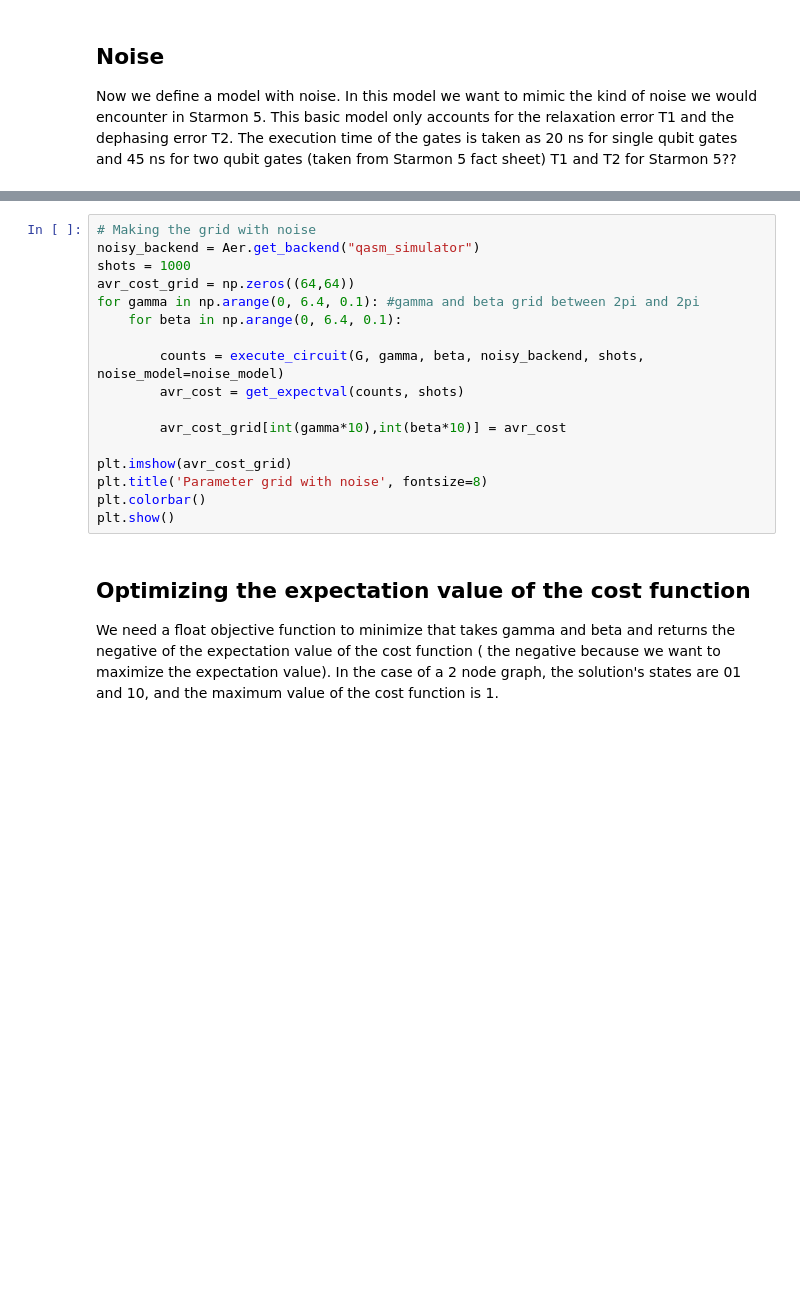
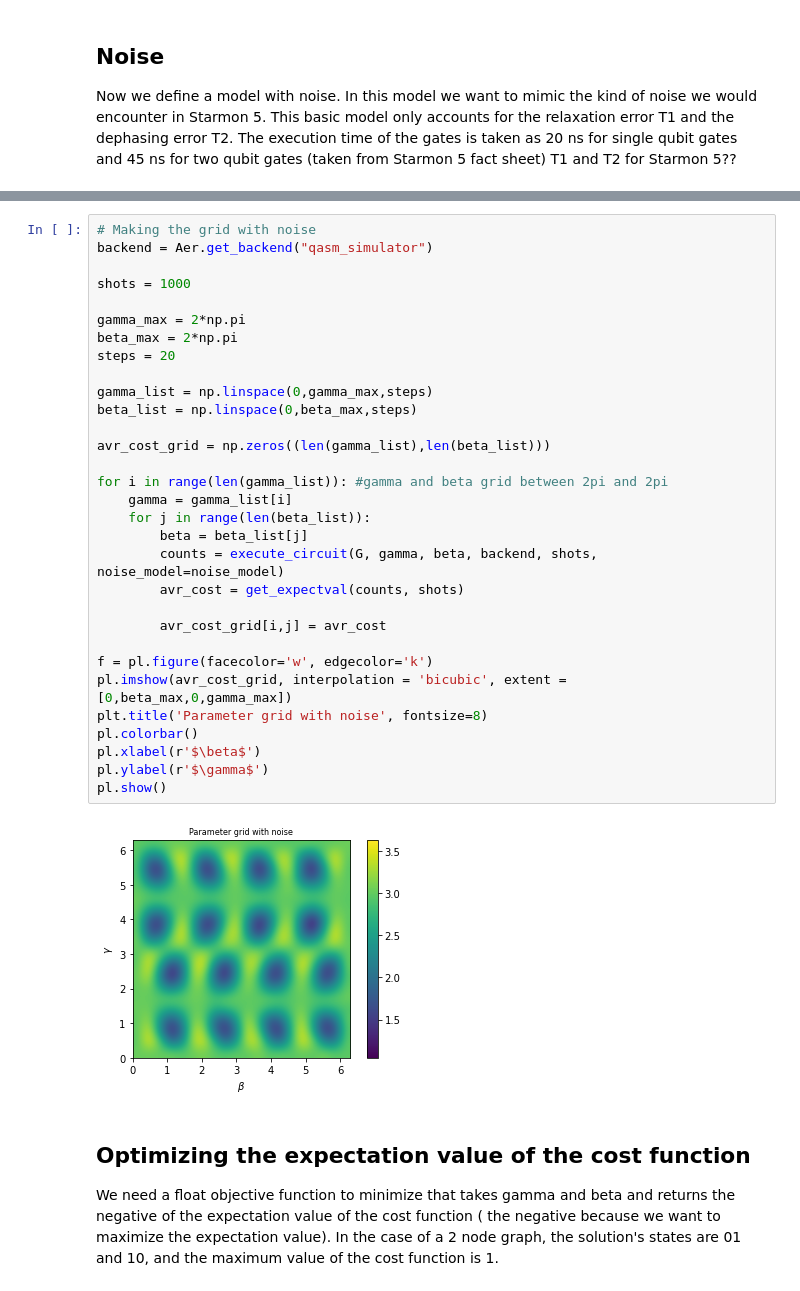
Before and after one commit to inafergra/QAOA-MaxCut, a Jupyter notebook: project.ipynb, the cells around one changed output, grey strips where cells are left out. Cells and saved outputs as stored; diff of their text form; blank space fills up the shorter version.

```diff
--- a/project.ipynb
+++ b/project.ipynb
@@ -198,20 +224,36 @@ noise_model.add_all_qubit_quantum_error(two_qubits_error, ['CNOT'])
 # %%
 # Making the grid with noise
-noisy_backend = Aer.get_backend("qasm_simulator")
+backend = Aer.get_backend("qasm_simulator")
+
 shots = 1000
-avr_cost_grid = np.zeros((64,64))
-for gamma in np.arange(0, 6.4, 0.1): #gamma and beta grid between 2pi and 2pi
-    for beta in np.arange(0, 6.4, 0.1):
 
-        counts = execute_circuit(G, gamma, beta, noisy_backend, shots, noise_model=noise_model)
+gamma_max = 2*np.pi
+beta_max = 2*np.pi
+steps = 20
+
+gamma_list = np.linspace(0,gamma_max,steps)
+beta_list = np.linspace(0,beta_max,steps)
+
+avr_cost_grid = np.zeros((len(gamma_list),len(beta_list)))
+
+for i in range(len(gamma_list)): #gamma and beta grid between 2pi and 2pi
+    gamma = gamma_list[i]
+    for j in range(len(beta_list)):
+        beta = beta_list[j]
+        counts = execute_circuit(G, gamma, beta, backend, shots, noise_model=noise_model)
         avr_cost = get_expectval(counts, shots)
 
-        avr_cost_grid[int(gamma*10),int(beta*10)] = avr_cost
+        avr_cost_grid[i,j] = avr_cost
 
-plt.imshow(avr_cost_grid)
+f = pl.figure(facecolor='w', edgecolor='k')
+pl.imshow(avr_cost_grid, interpolation = 'bicubic', extent = [0,beta_max,0,gamma_max])
 plt.title('Parameter grid with noise', fontsize=8)
-plt.colorbar()
-plt.show()
+pl.colorbar()
+pl.xlabel(r'$\beta$')
+pl.ylabel(r'$\gamma$')
+pl.show()
+# %% [output]
+[figure, added]
 # %% [markdown]
 ## Optimizing the expectation value of the cost function
 We need a float objective function to minimize that takes gamma and beta and returns the negative of the expectation value of the cost function ( the negative because we want to maximize the expectation value). In the case of a 2 node graph, the solution's states are 01 and 10, and the maximum value of the cost function is 1.
```
Also changed, not shown: parts of 13 cells of this notebook, 2 other files.
